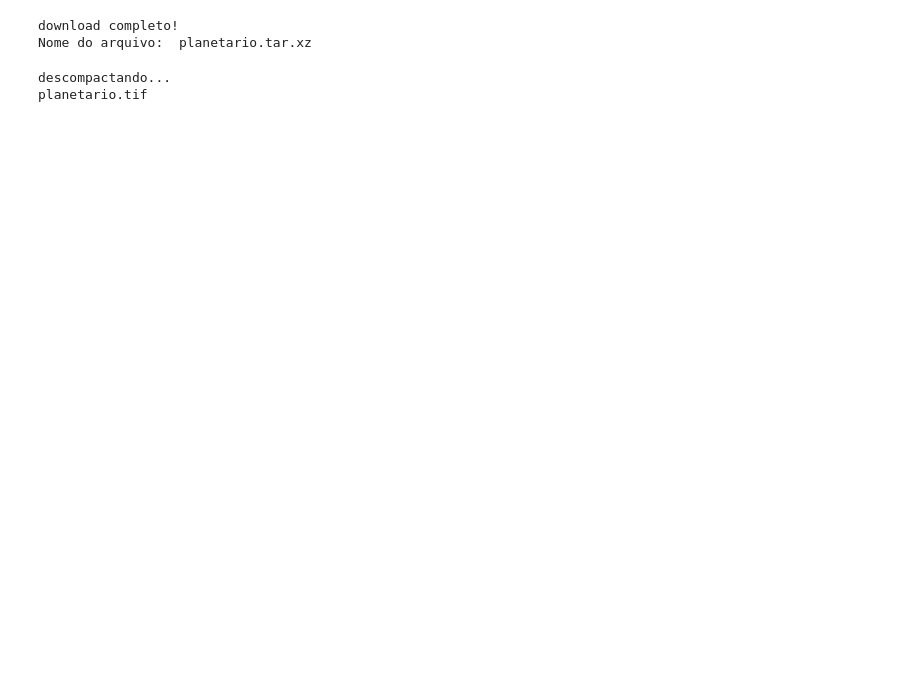
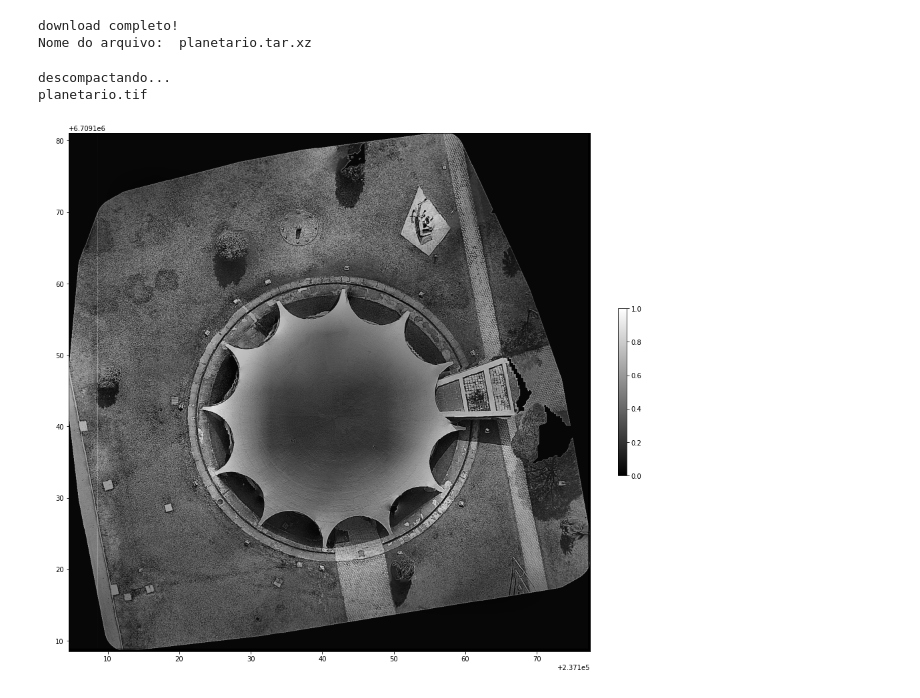
Before and after one commit to sclaudiobr/algoritmos-py, a Jupyter notebook: filtragem02.ipynb, the cells around one changed output. Cells and saved outputs as stored; diff of their text form; code cells hidden in the pictures; blank space fills up the shorter version.

```diff
--- a/filtragem02.ipynb
+++ b/filtragem02.ipynb
@@ -104,7 +102,7 @@ diag2   = np.array([[1,0,0],[0,1,0],[0,0,1]])
 # Fonte: <http://www.dpi.inpe.br/spring/portugues/tutorial/filtragem.html>
 # %%
 # O FILTRO É ALTERADO NA LINHA ABAIXO --->      Ex: filtro = <AQUI>
-filtro = hor         # <-- AQUI
+filtro = passa_alta2   # <-- AQUI
 # %%
 # ---- FUNÇÔES ---
 # ---- Filtro -- equalização -- Salvamento e Projeção
@@ -112,33 +110,35 @@ filtro = hor         # <-- AQUI
 def frealce(filtro):
   filtro = scipy.signal.convolve2d(img, filtro, 'valid')
   return filtro
 filtrada = frealce(filtro)
 
 # Ajuste do contraste da imagem filtrada com aplicação de uma Equalização de histograma
 def equImage(filtrada):
   equalizada = exposure.equalize_adapthist(filtrada/np.max(np.abs(filtrada)), clip_limit=0.03)
   return equalizada
 
 FILTRADA = equImage(filtrada)
 
 # ----- Salvando os dados
 def saveRaster(dataset,datasetPath,cols,rows,projection):
     rasterSet = gdal.GetDriverByName('GTiff').Create(datasetPath, cols, rows,1,gdal.GDT_Float32)
     rasterSet.SetProjection(projection)
     rasterSet.SetGeoTransform(geotransform)
     rasterSet.GetRasterBand(1).WriteArray(dataset)
     rasterSet.GetRasterBand(1).SetNoDataValue(-999)
     rasterSet = None
 saveRaster(FILTRADA,path_GDALB,cols,rows,projection)
 
 # ----- Plotando so dados
 def plotRaster(rasterImage,extentArray,vmin,cmap):
     raster = gdal.Open(rasterImage)
     dsraster = raster.ReadAsArray()
-    plt.figure(figsize=(20,20))
+    plt.figure(figsize=(15,15))
     im = plt.imshow(dsraster, vmin=vmin, cmap=cmap, extent=extentArray)#
     plt.colorbar(im, fraction=0.015)
-    plt.xlabel('Leste', size=20,color='white')
-    plt.ylabel('Sul', size=20,color='white',  rotation=90)
+    plt.xlabel('Leste', size=15,color='white')
+    plt.ylabel('Sul', size=15,color='white',  rotation=90)
     plt.show()
 plotRaster(path_GDALB,extentArray,0,'gray')
+# %% [output]
+[figure, added]
```
Also changed, not shown: parts of 4 cells of this notebook.
